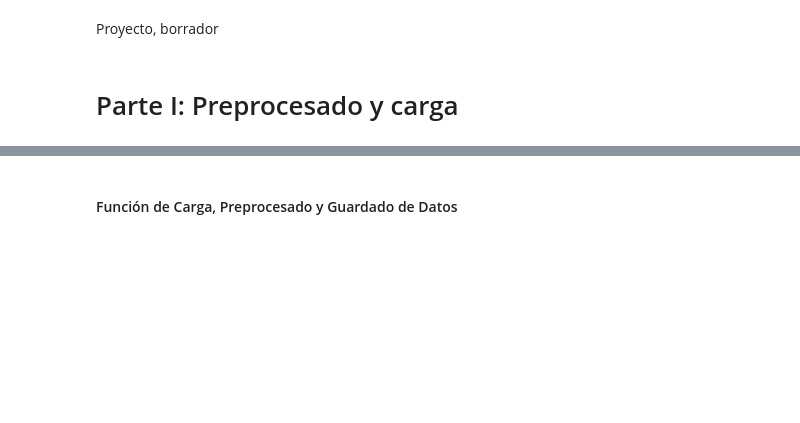
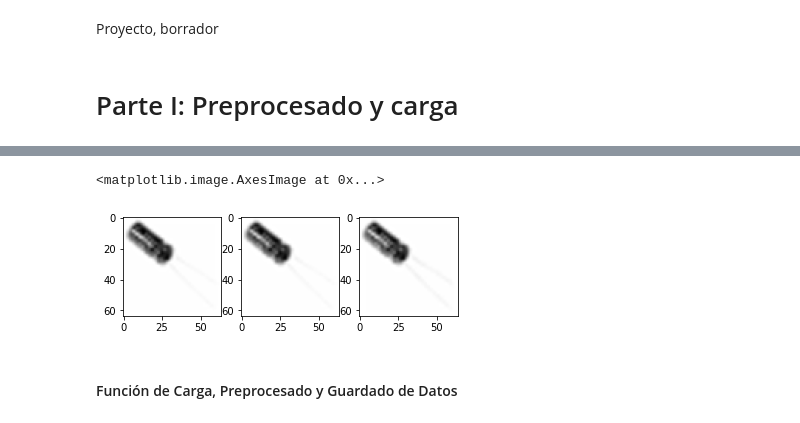
Before and after one commit to enoc494/ProyectoCircuitos-ANN, a Jupyter notebook: Borrador_Proyecto_Circuitos_RNAA.ipynb, the cells around one changed output, grey strips where cells are left out. Drawn from its saved outputs; the diff is of its cells as text; code cells hidden in the pictures; blank space fills up the shorter version.

```diff
--- a/Borrador_Proyecto_Circuitos_RNAA.ipynb
+++ b/Borrador_Proyecto_Circuitos_RNAA.ipynb
@@ -46,3 +124,21 @@ Borrador_Proyecto_Circuitos_RNAA.ipynb  ProyectoCircuitos-ANN  README.md
+# %%
+imagen  = imagen.resize((64,64))  #Escalar, 32 x 32 en ejemplo
+#imagen  = ImageOps.equalize(imagen, mask = None)
+ #Ilustración de las 3 capas a usar
+imagen2 = np.array(imagen)
+imagen2.shape
+imagen2=imagen2.transpose( 2,0,1 )
+
+fig1 = plt.figure(figsize=(6,10))
+ax   = fig1.add_subplot(1,3,1)
+ax.imshow(imagen2[0],cmap='gray')
+ax   = fig1.add_subplot(1,3,2)
+ax.imshow(imagen2[1],cmap='gray')
+ax   = fig1.add_subplot(1,3,3)
+ax.imshow(imagen2[2],cmap='gray')
+# %% [output]
+<matplotlib.image.AxesImage at 0x...>
+[figure, added]
 # %% [markdown]
 #### Función de Carga, Preprocesado y Guardado de Datos
 # %%
```
Also changed, not shown: parts of 18 cells of this notebook.
